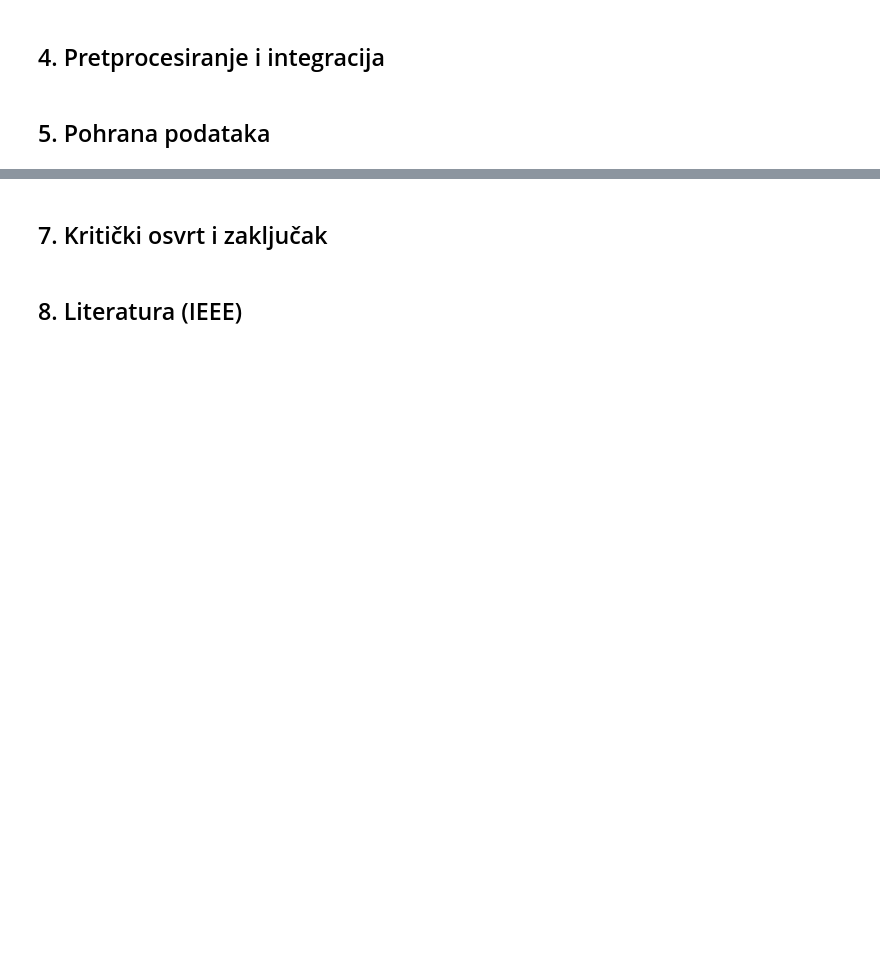
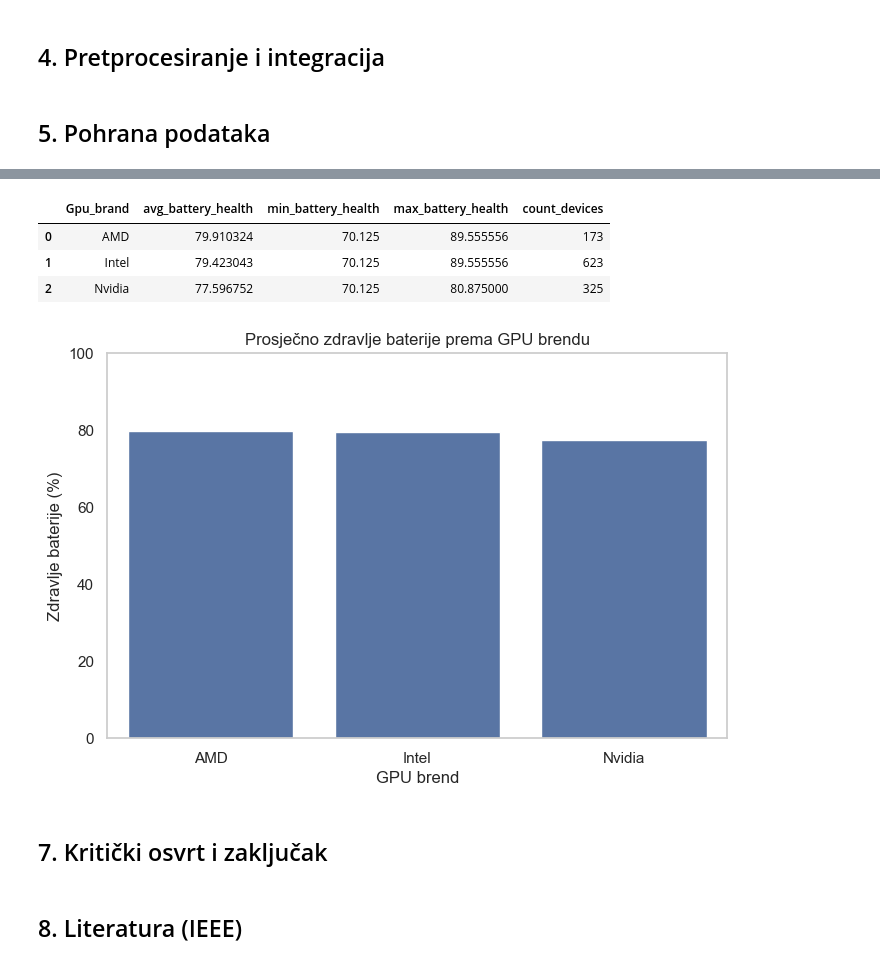
Before and after one commit to rdomgjona21/PAP_projekt, a Jupyter notebook: projekt.ipynb, the cells around one changed output, grey strips where cells are left out. Drawn from its saved outputs; the diff is of its cells as text; code cells hidden in the pictures; blank space fills up the shorter version.

```diff
--- a/projekt.ipynb
+++ b/projekt.ipynb
@@ -20,3 +84,6 @@ df_battery = pd.read_excel("data/laptop_battery_health_usage.xlsx")
+# %%
+df_laptops = df_laptops.dropna(subset=["Company", "Price"])
+df_battery = df_battery.dropna(subset=["brand", "battery_health_percent"])
 # %% [markdown]
 ## 5. Pohrana podataka
 # %%
@@ -23,0 +118,10 @@ df_battery = pd.read_excel("data/laptop_battery_health_usage.xlsx")
+# %%
+df_integrated = pd.merge(
+    df_laptops_clean,
+    battery_agg,
+    left_on="Company",
+    right_on="brand",
+    how="inner"
+)
+# %%
+df_integrated = df_integrated.drop(columns=["brand"])
@@ -28,3 +303,41 @@ df_battery = pd.read_excel("data/laptop_battery_health_usage.xlsx")
+# %%
+gpu_battery_analysis = (
+    df_integrated
+    .groupby("Gpu_brand")
+    .agg(
+        avg_battery_health=("avg_battery_health", "mean"),
+        min_battery_health=("avg_battery_health", "min"),
+        max_battery_health=("avg_battery_health", "max"),
+        count_devices=("Gpu_brand", "count")
+    )
+    .reset_index()
+)
+
+gpu_battery_analysis
+# %% [output]
+|  | Gpu_brand | avg_battery_health | min_battery_health | max_battery_health | count_devices |
+| 0 | AMD | 79.910324 | 70.125 | 89.555556 | 173 |
+| 1 | Intel | 79.423043 | 70.125 | 89.555556 | 623 |
+| 2 | Nvidia | 77.596752 | 70.125 | 80.875000 | 325 |
+# %%
+import matplotlib.pyplot as plt
+import seaborn as sns
+
+plt.figure(figsize=(8,5))
+sns.barplot(
+    data=gpu_battery_analysis,
+    x="Gpu_brand",
+    y="avg_battery_health"
+)
+
+plt.title("Prosječno zdravlje baterije prema GPU brendu")
+plt.xlabel("GPU brend")
+plt.ylabel("Zdravlje baterije (%)")
+plt.ylim(0, 100)
+plt.grid(axis="y")
+plt.show()
+# %% [output]
+[figure, added]
 # %% [markdown]
 ## 7. Kritički osvrt i zaključak
 # %% [markdown]
```
Also changed, not shown: parts of 24 cells of this notebook, 5 other files.
